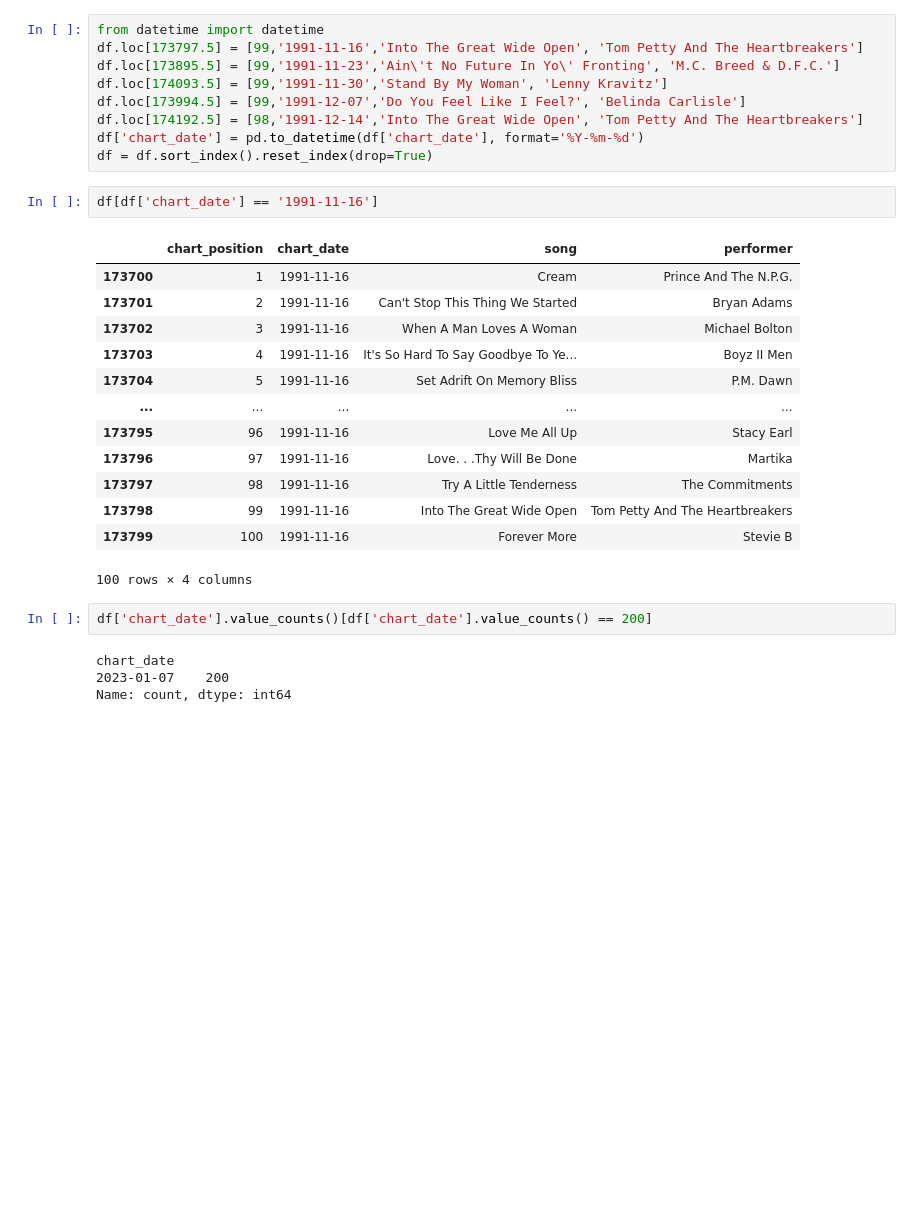
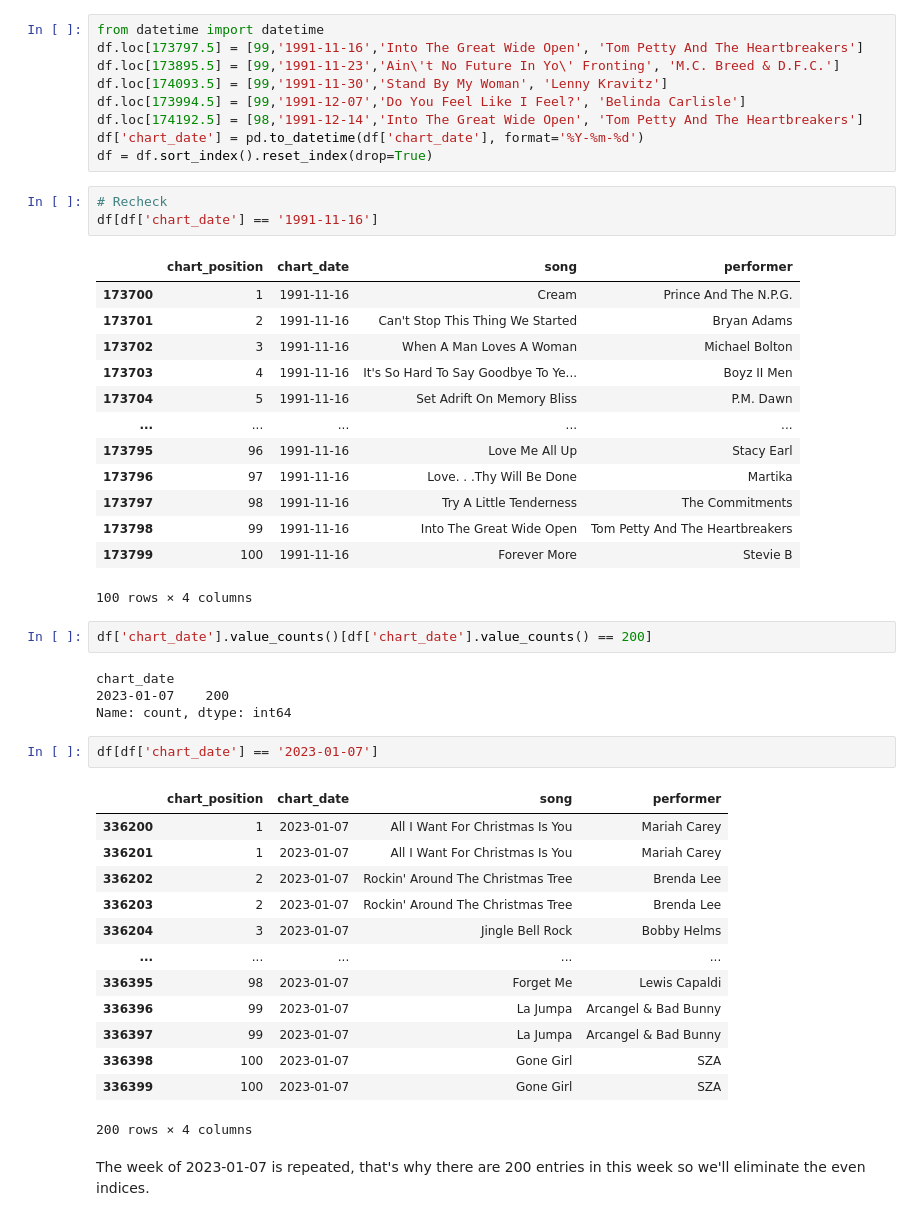
Before and after one commit to ronanhansel/billboard-music-trend, a Jupyter notebook: main.ipynb, the cells around one changed output. Saved outputs shown, nothing was run; the diff lists cells and outputs as text; blank space fills up the shorter version.

```diff
--- a/main.ipynb
+++ b/main.ipynb
@@ -239,6 +243,7 @@ df.loc[174192.5] = [98,'1991-12-14','Into The Great Wide Open', 'Tom Petty And T
 df['chart_date'] = pd.to_datetime(df['chart_date'], format='%Y-%m-%d')
 df = df.sort_index().reset_index(drop=True)
 # %%
+# Recheck
 df[df['chart_date'] == '1991-11-16']
 # %% [output]
 |  | chart_position | chart_date | song | performer |
@@ -260,3 +265,21 @@ df['chart_date'].value_counts()[df['chart_date'].value_counts() == 200]
 chart_date
 2023-01-07    200
 Name: count, dtype: int64
+# %%
+df[df['chart_date'] == '2023-01-07']
+# %% [output]
+|  | chart_position | chart_date | song | performer |
+| 336200 | 1 | 2023-01-07 | All I Want For Christmas Is You | Mariah Carey |
+| 336201 | 1 | 2023-01-07 | All I Want For Christmas Is You | Mariah Carey |
+| 336202 | 2 | 2023-01-07 | Rockin' Around The Christmas Tree | Brenda Lee |
+| 336203 | 2 | 2023-01-07 | Rockin' Around The Christmas Tree | Brenda Lee |
+| 336204 | 3 | 2023-01-07 | Jingle Bell Rock | Bobby Helms |
+| ... | ... | ... | ... | ... |
+| 336395 | 98 | 2023-01-07 | Forget Me | Lewis Capaldi |
+| 336396 | 99 | 2023-01-07 | La Jumpa | Arcangel & Bad Bunny |
+| 336397 | 99 | 2023-01-07 | La Jumpa | Arcangel & Bad Bunny |
+| 336398 | 100 | 2023-01-07 | Gone Girl | SZA |
+| 336399 | 100 | 2023-01-07 | Gone Girl | SZA |
+200 rows × 4 columns
+# %% [markdown]
+The week of 2023-01-07 is repeated, that's why there are 200 entries in this week so we'll eliminate the even indices.
```
Also changed, not shown: parts of 16 cells of this notebook, 1 other file.
